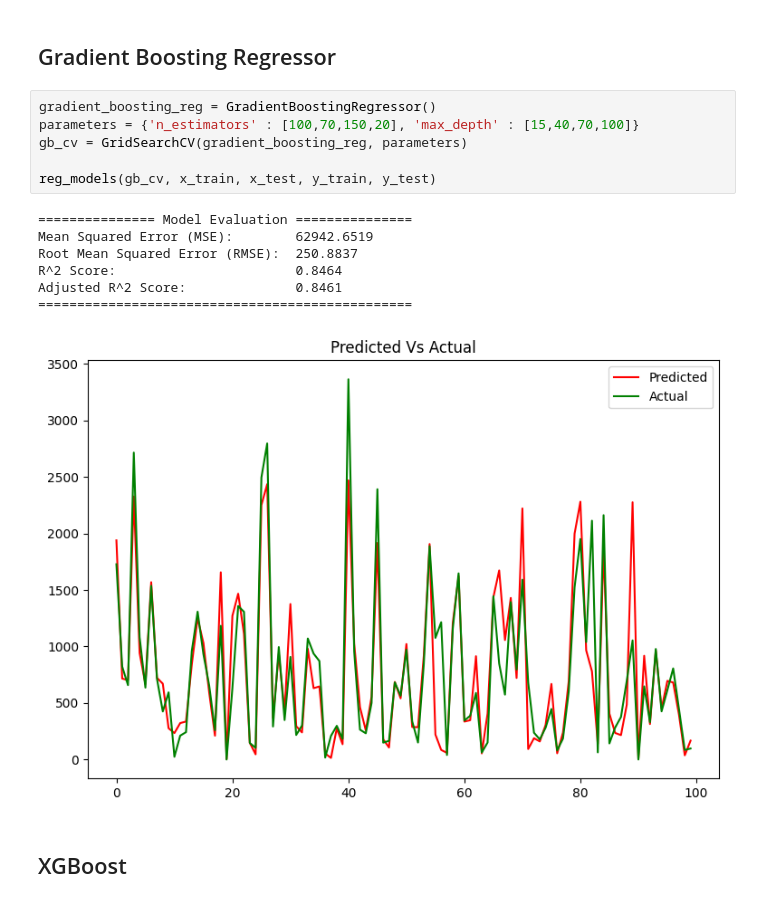
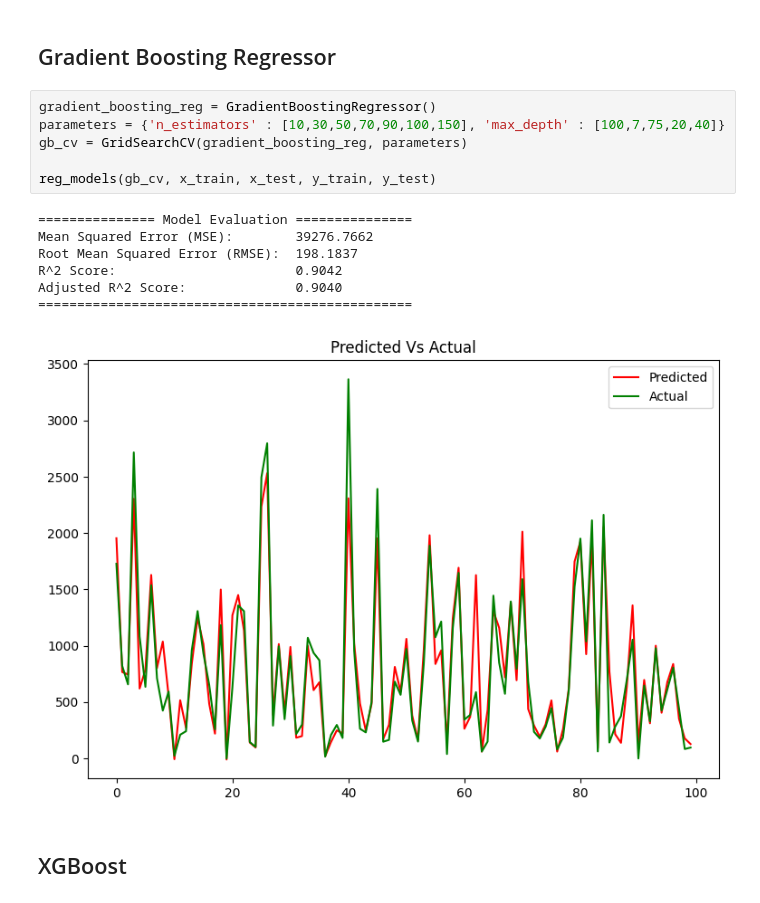
Before and after one commit to Deeppatel0510/Bike_Sharing_Demand_Prediction_ML_Regression, a Jupyter notebook: Bike_Sharing_Demand_Prediction.ipynb, the cells around one changed output. Drawn from its saved outputs; the diff is of its cells as text.

```diff
--- a/Bike_Sharing_Demand_Prediction.ipynb
+++ b/Bike_Sharing_Demand_Prediction.ipynb
@@ -755,18 +766,18 @@ Adjusted R^2 Score:              0.8887
 ## Gradient Boosting Regressor
 # %%
 gradient_boosting_reg = GradientBoostingRegressor()
-parameters = {'n_estimators' : [100,70,150,20], 'max_depth' : [15,40,70,100]}
+parameters = {'n_estimators' : [10,30,50,70,90,100,150], 'max_depth' : [100,7,75,20,40]}
 gb_cv = GridSearchCV(gradient_boosting_reg, parameters)
 
 reg_models(gb_cv, x_train, x_test, y_train, y_test)
 # %% [output]
 =============== Model Evaluation ===============
-Mean Squared Error (MSE):        62942.6519
-Root Mean Squared Error (RMSE):  250.8837
-R^2 Score:                       0.8464
-Adjusted R^2 Score:              0.8461
+Mean Squared Error (MSE):        39276.7662
+Root Mean Squared Error (RMSE):  198.1837
+R^2 Score:                       0.9042
+Adjusted R^2 Score:              0.9040
 ================================================
-[figure, old version]
+[figure, new version]
 # %% [markdown]
 ## XGBoost
 # %%
```
Also changed, not shown: parts of 7 cells of this notebook.
